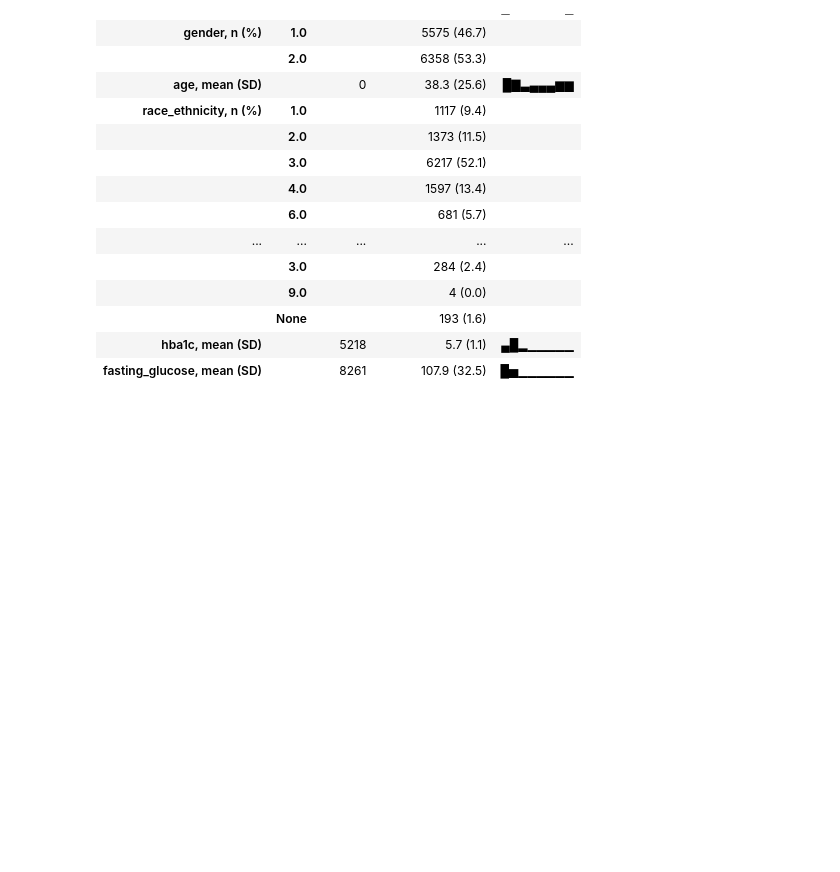
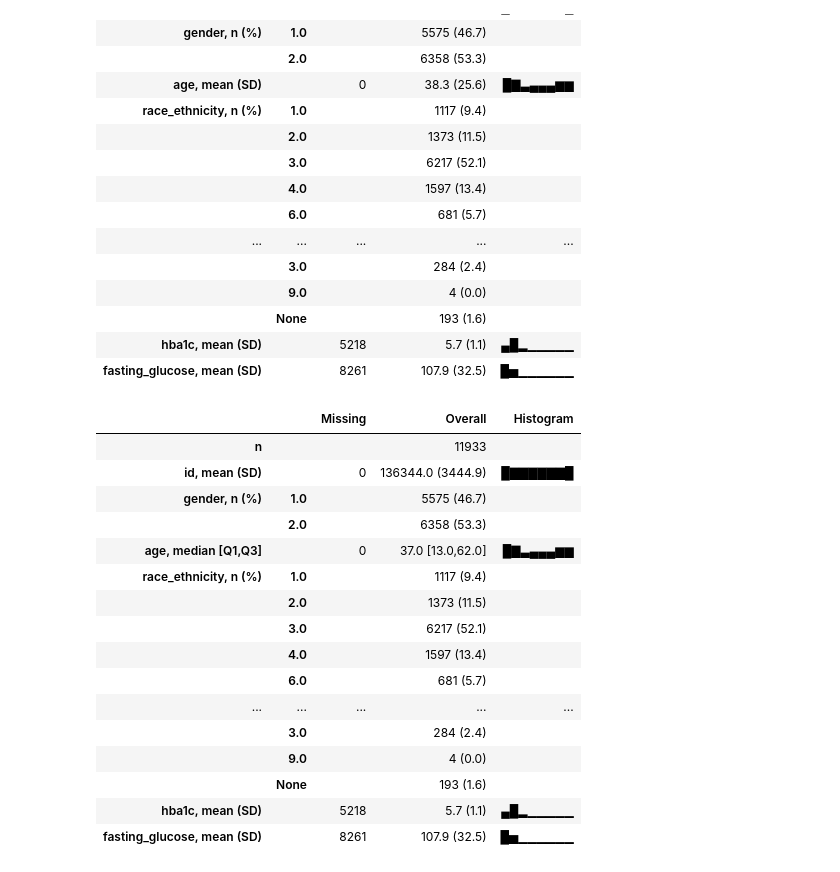
Before and after one commit to osoliman/DSC110, a Jupyter notebook: Description/DSC110_Description_Data_Visualization.ipynb, the cells around one changed output. Saved outputs shown, nothing was run; the diff lists cells and outputs as text; code cells hidden in the pictures; blank space fills up the shorter version.

```diff
--- a/Description/DSC110_Description_Data_Visualization.ipynb
+++ b/Description/DSC110_Description_Data_Visualization.ipynb
@@ -138,3 +138,23 @@ tableone.TableOne(df, show_histograms=True)
 |  | None |  | 193 (1.6) |  |
 | hba1c, mean (SD) |  | 5218 | 5.7 (1.1) | ▄█▂▁▁▁▁▁ |
 | fasting_glucose, mean (SD) |  | 8261 | 107.9 (32.5) | █▅▁▁▁▁▁▁ |
+# %%
+tableone.TableOne(df, show_histograms=True, nonnormal=['age'])
+# %% [output]
+|  |  | Missing | Overall | Histogram |
+| n |  |  | 11933 |  |
+| id, mean (SD) |  | 0 | 136344.0 (3444.9) | █▇▇▇▇▇▇█ |
+| gender, n (%) | 1.0 |  | 5575 (46.7) |  |
+|  | 2.0 |  | 6358 (53.3) |  |
+| age, median [Q1,Q3] |  | 0 | 37.0 [13.0,62.0] | █▇▃▄▄▄▆▆ |
+| race_ethnicity, n (%) | 1.0 |  | 1117 (9.4) |  |
+|  | 2.0 |  | 1373 (11.5) |  |
+|  | 3.0 |  | 6217 (52.1) |  |
+|  | 4.0 |  | 1597 (13.4) |  |
+|  | 6.0 |  | 681 (5.7) |  |
+| ... | ... | ... | ... | ... |
+|  | 3.0 |  | 284 (2.4) |  |
+|  | 9.0 |  | 4 (0.0) |  |
+|  | None |  | 193 (1.6) |  |
+| hba1c, mean (SD) |  | 5218 | 5.7 (1.1) | ▄█▂▁▁▁▁▁ |
+| fasting_glucose, mean (SD) |  | 8261 | 107.9 (32.5) | █▅▁▁▁▁▁▁ |
```
